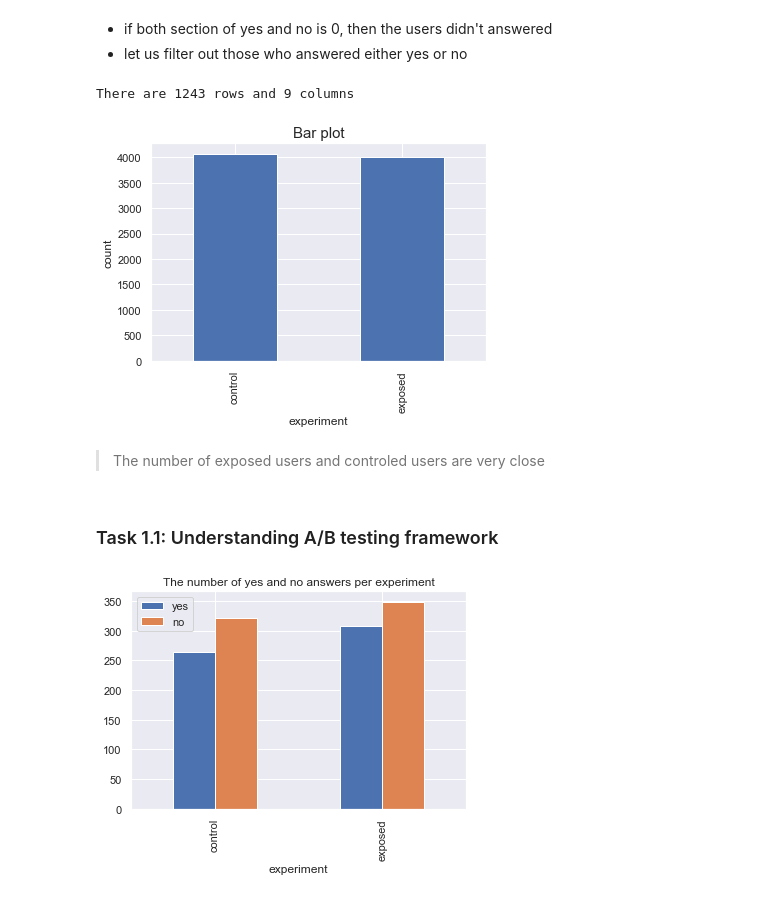
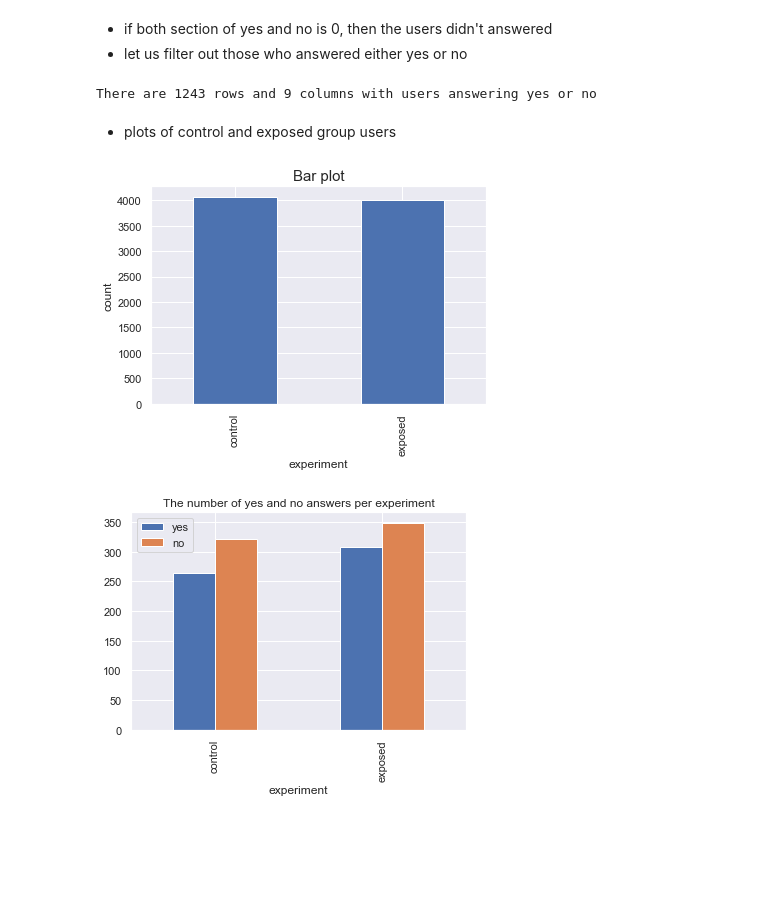
Before and after one commit to sel6/abtest-mlops, a Jupyter notebook: notebooks/data_preparation_and_exploration.ipynb, the cells around one changed output. Drawn from its saved outputs; the diff is of its cells as text; code cells hidden in the pictures; blank space fills up the shorter version.

```diff
--- a/notebooks/data_preparation_and_exploration.ipynb
+++ b/notebooks/data_preparation_and_exploration.ipynb
@@ -70,0 +41,6 @@ The data has 0 repeated users.
+# %%
+def check_data(df):
+        print ("People that didn't fill yes/no: ", df.loc[((df["yes"]== 0) & (df["no"]==0))].shape[0])
+        clean_df = df.loc[~((df["yes"]== 0) & (df["no"]==0))]
+        print("People answered either yes/no: ", clean_df.shape[0])
+        return df
@@ -118,22 +137,25 @@ users that belong to exposed group is 4006
 * if both section of yes and no is 0, then the users didn't answered
 * let us filter out those who answered either yes or no
 # %%
+#answered yes or no
 answered = df.query('yes==1 or no==1')
-print(f"There are {answered.shape[0]} rows and {answered.shape[1]} columns")
+print(f"There are {answered.shape[0]} rows and {answered.shape[1]} columns with users answering yes or no")
 # %% [output]
-There are 1243 rows and 9 columns
+There are 1243 rows and 9 columns with users answering yes or no
+# %% [markdown]
+* plots of control and exposed group users
 # %%
 #Visualizing experiment using barplot
-sns.set()
-df['experiment'].value_counts().plot(kind='bar')
-plt.title('Bar plot',fontsize=15)
-plt.xlabel('experiment',fontsize=12),plt.ylabel('count',fontsize=12)
-plt.show()
+def plot_experiment(df):
+    sns.set()
+    df['experiment'].value_counts().plot(kind='bar')
+    plt.title('Bar plot',fontsize=15)
+    plt.xlabel('experiment',fontsize=12),plt.ylabel('count',fontsize=12)
+    plt.show()
-# %% [output]
-[figure, removed]
-# %% [markdown]
->The number of exposed users and controled users are very close
-# %% [markdown]
-### Task 1.1: Understanding A/B testing framework
+# %%
+pipe = Pipeline(steps=[("plot_experiment", FunctionTransformer(plot_experiment))])
+pipe.fit_transform(df)
+# %% [output]
+[figure, added]
 # %%
 # Identifying the exposed group and control group
```
Also changed, not shown: parts of 53 cells of this notebook.
